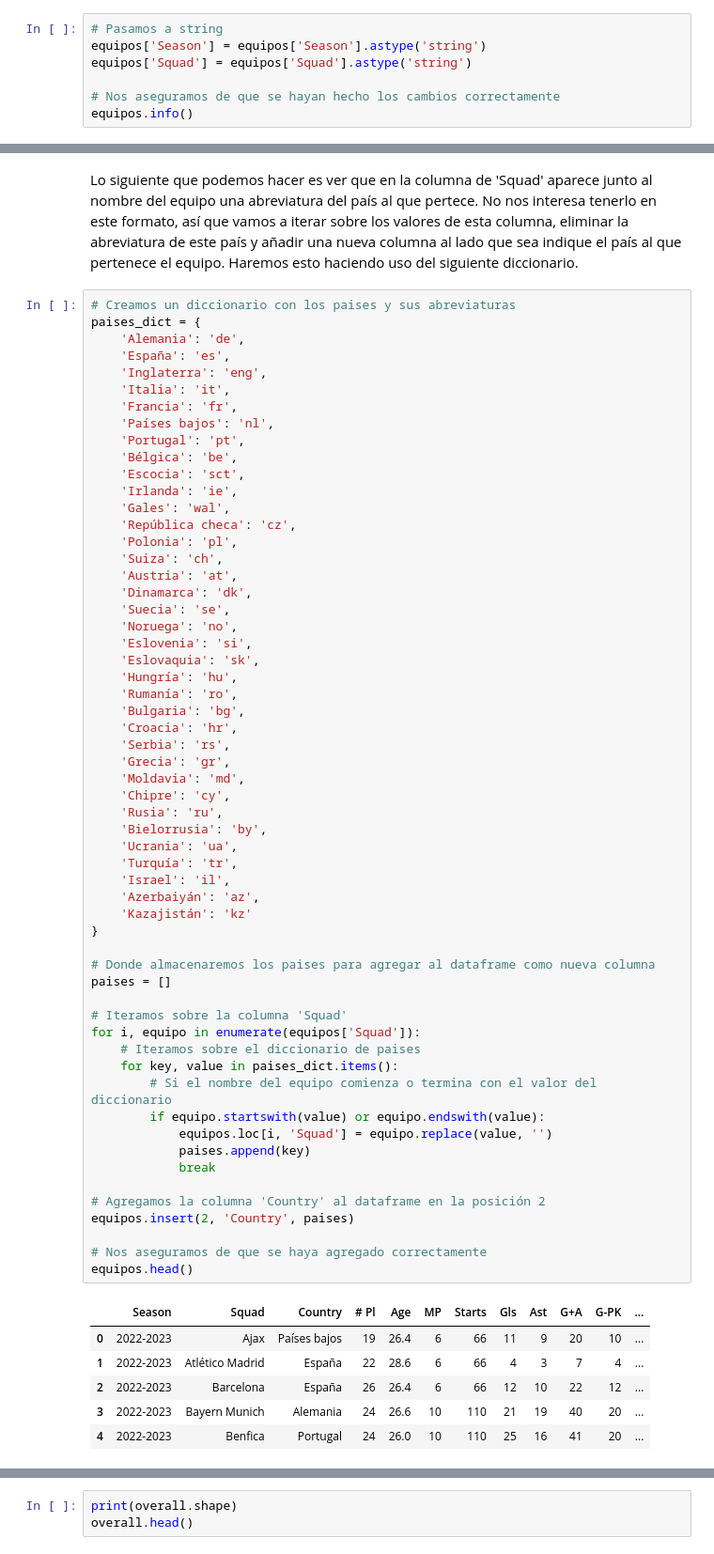
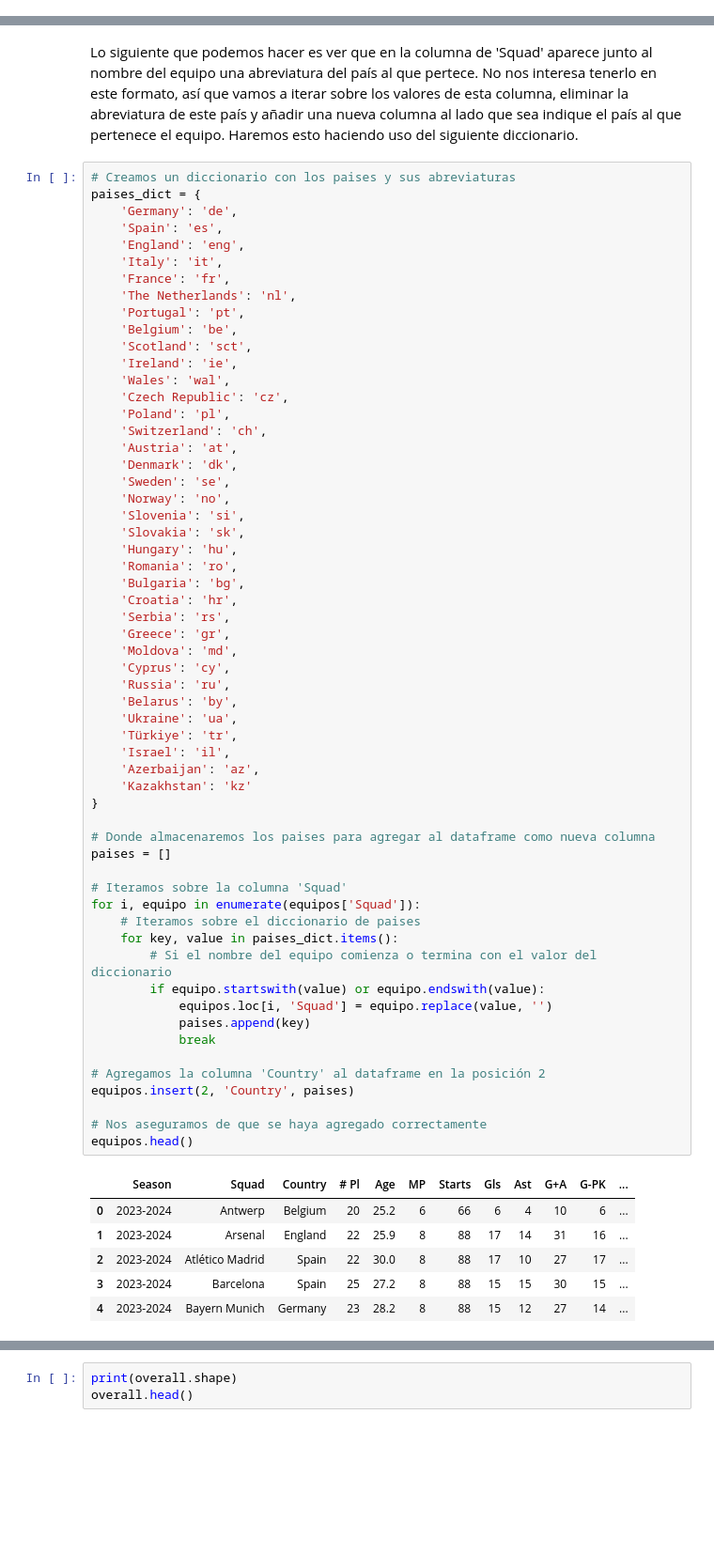
Before and after one commit to lauralardies/uefa_analisis, a Jupyter notebook: UEFA/analisis/limpieza.ipynb, the cells around one changed output, grey strips where cells are left out. Shown: that part at 94% size. Saved outputs shown, nothing was run; the diff lists cells and outputs as text; blank space fills up the shorter version.

```diff
--- a/UEFA/analisis/limpieza.ipynb
+++ b/UEFA/analisis/limpieza.ipynb
@@ -137,7 +129,0 @@ Podemos cambiar las columnas objeto (Season y Squad) a str.
-# %%
-# Pasamos a string
-equipos['Season'] = equipos['Season'].astype('string')
-equipos['Squad'] = equipos['Squad'].astype('string')
-
-# Nos aseguramos de que se hayan hecho los cambios correctamente
-equipos.info()
@@ -164,65 +132,65 @@ Lo siguiente que podemos hacer es ver que en la columna de 'Squad' aparece junto
 # %%
 # Creamos un diccionario con los paises y sus abreviaturas
 paises_dict = {
-    'Alemania': 'de',
-    'España': 'es',
-    'Inglaterra': 'eng',
-    'Italia': 'it',
-    'Francia': 'fr',
-    'Países bajos': 'nl',
+    'Germany': 'de',
+    'Spain': 'es',
+    'England': 'eng',
+    'Italy': 'it',
+    'France': 'fr',
+    'The Netherlands': 'nl',
     'Portugal': 'pt',
-    'Bélgica': 'be',
-    'Escocia': 'sct',
-    'Irlanda': 'ie',
-    'Gales': 'wal',
-    'República checa': 'cz',
-    'Polonia': 'pl',
-    'Suiza': 'ch',
+    'Belgium': 'be',
+    'Scotland': 'sct',
+    'Ireland': 'ie',
+    'Wales': 'wal',
+    'Czech Republic': 'cz',
+    'Poland': 'pl',
+    'Switzerland': 'ch',
     'Austria': 'at',
-    'Dinamarca': 'dk',
-    'Suecia': 'se',
-    'Noruega': 'no',
-    'Eslovenia': 'si',
-    'Eslovaquia': 'sk',
-    'Hungría': 'hu',
-    'Rumanía': 'ro',
+    'Denmark': 'dk',
+    'Sweden': 'se',
+    'Norway': 'no',
+    'Slovenia': 'si',
+    'Slovakia': 'sk',
+    'Hungary': 'hu',
+    'Romania': 'ro',
     'Bulgaria': 'bg',
-    'Croacia': 'hr',
+    'Croatia': 'hr',
     'Serbia': 'rs',
-    'Grecia': 'gr',
-    'Moldavia': 'md',
-    'Chipre': 'cy',
-    'Rusia': 'ru',
-    'Bielorrusia': 'by',
-    'Ucrania': 'ua',
-    'Turquía': 'tr',
+    'Greece': 'gr',
+    'Moldova': 'md',
+    'Cyprus': 'cy',
+    'Russia': 'ru',
+    'Belarus': 'by',
+    'Ukraine': 'ua',
+    'Türkiye': 'tr',
     'Israel': 'il',
-    'Azerbaiyán': 'az',
-    'Kazajistán': 'kz'
+    'Azerbaijan': 'az',
+    'Kazakhstan': 'kz'
 }
 
 # Donde almacenaremos los paises para agregar al dataframe como nueva columna
 paises = []
 
 # Iteramos sobre la columna 'Squad'
 for i, equipo in enumerate(equipos['Squad']):
     # Iteramos sobre el diccionario de paises
     for key, value in paises_dict.items():
         # Si el nombre del equipo comienza o termina con el valor del diccionario
         if equipo.startswith(value) or equipo.endswith(value):
             equipos.loc[i, 'Squad'] = equipo.replace(value, '')
             paises.append(key)
             break
 
 # Agregamos la columna 'Country' al dataframe en la posición 2
 equipos.insert(2, 'Country', paises)
 
 # Nos aseguramos de que se haya agregado correctamente
 equipos.head()
 # %% [output]
 |  | Season | Squad | Country | # Pl | Age | MP | Starts | Gls | Ast | G+A | G-PK | ... |
-| 0 | 2022-2023 | Ajax | Países bajos | 19 | 26.4 | 6 | 66 | 11 | 9 | 20 | 10 | ... |
-| 1 | 2022-2023 | Atlético Madrid | España | 22 | 28.6 | 6 | 66 | 4 | 3 | 7 | 4 | ... |
-| 2 | 2022-2023 | Barcelona | España | 26 | 26.4 | 6 | 66 | 12 | 10 | 22 | 12 | ... |
-| 3 | 2022-2023 | Bayern Munich | Alemania | 24 | 26.6 | 10 | 110 | 21 | 19 | 40 | 20 | ... |
-| 4 | 2022-2023 | Benfica | Portugal | 24 | 26.0 | 10 | 110 | 25 | 16 | 41 | 20 | ... |
+| 0 | 2023-2024 | Antwerp | Belgium | 20 | 25.2 | 6 | 66 | 6 | 4 | 10 | 6 | ... |
+| 1 | 2023-2024 | Arsenal | England | 22 | 25.9 | 8 | 88 | 17 | 14 | 31 | 16 | ... |
+| 2 | 2023-2024 | Atlético Madrid | Spain | 22 | 30.0 | 8 | 88 | 17 | 10 | 27 | 17 | ... |
+| 3 | 2023-2024 | Barcelona | Spain | 25 | 27.2 | 8 | 88 | 15 | 15 | 30 | 15 | ... |
+| 4 | 2023-2024 | Bayern Munich | Germany | 23 | 28.2 | 8 | 88 | 15 | 12 | 27 | 14 | ... |
```
Also changed, not shown: parts of 42 cells of this notebook, 4 other files.
